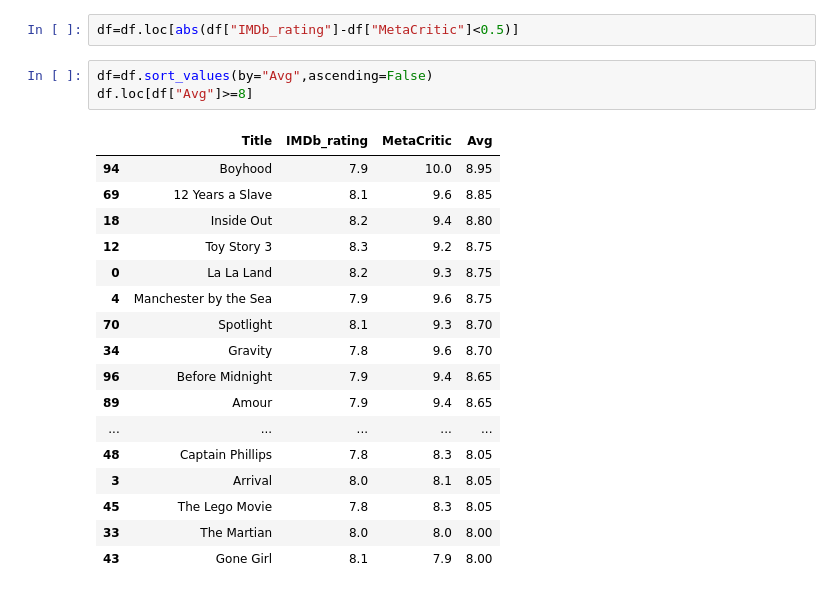
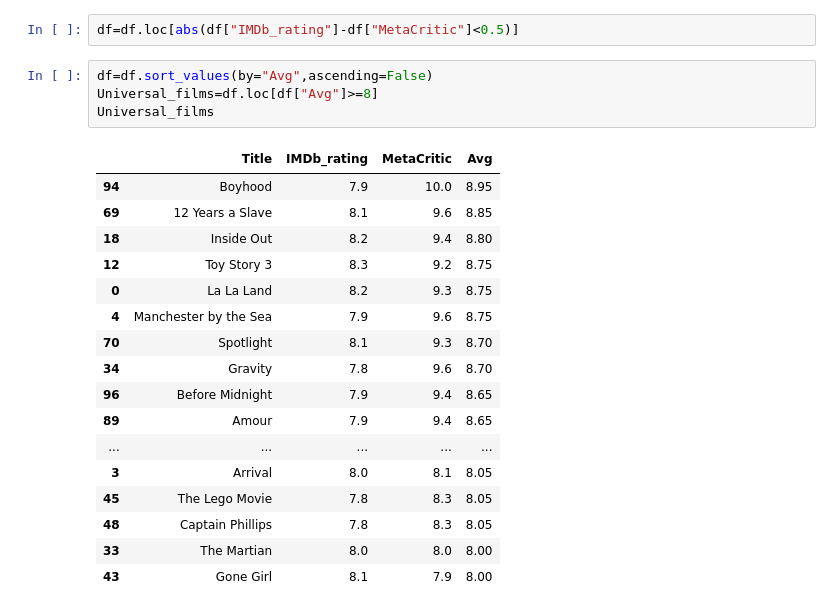
Before and after one commit to TenoNadar/Movie-Ratings, a Jupyter notebook: Movie Ratings.ipynb, the cells around one changed output. Saved outputs shown, nothing was run; the diff lists cells and outputs as text.

```diff
--- a/Movie Ratings.ipynb
+++ b/Movie Ratings.ipynb
@@ -130,22 +126,23 @@ df=data[["Title","IMDb_rating","MetaCritic","Avg"]]
 df=df.loc[abs(df["IMDb_rating"]-df["MetaCritic"]<0.5)]
 # %%
 df=df.sort_values(by="Avg",ascending=False)
-df.loc[df["Avg"]>=8]
+Universal_films=df.loc[df["Avg"]>=8]
+Universal_films
 # %% [output]
 |  | Title | IMDb_rating | MetaCritic | Avg |
 | 94 | Boyhood | 7.9 | 10.0 | 8.95 |
 | 69 | 12 Years a Slave | 8.1 | 9.6 | 8.85 |
 | 18 | Inside Out | 8.2 | 9.4 | 8.80 |
 | 12 | Toy Story 3 | 8.3 | 9.2 | 8.75 |
 | 0 | La La Land | 8.2 | 9.3 | 8.75 |
 | 4 | Manchester by the Sea | 7.9 | 9.6 | 8.75 |
 | 70 | Spotlight | 8.1 | 9.3 | 8.70 |
 | 34 | Gravity | 7.8 | 9.6 | 8.70 |
 | 96 | Before Midnight | 7.9 | 9.4 | 8.65 |
 | 89 | Amour | 7.9 | 9.4 | 8.65 |
 | ... | ... | ... | ... | ... |
-| 48 | Captain Phillips | 7.8 | 8.3 | 8.05 |
 | 3 | Arrival | 8.0 | 8.1 | 8.05 |
 | 45 | The Lego Movie | 7.8 | 8.3 | 8.05 |
+| 48 | Captain Phillips | 7.8 | 8.3 | 8.05 |
 | 33 | The Martian | 8.0 | 8.0 | 8.00 |
 | 43 | Gone Girl | 8.1 | 7.9 | 8.00 |
```
Also changed, not shown: parts of 6 cells of this notebook.
